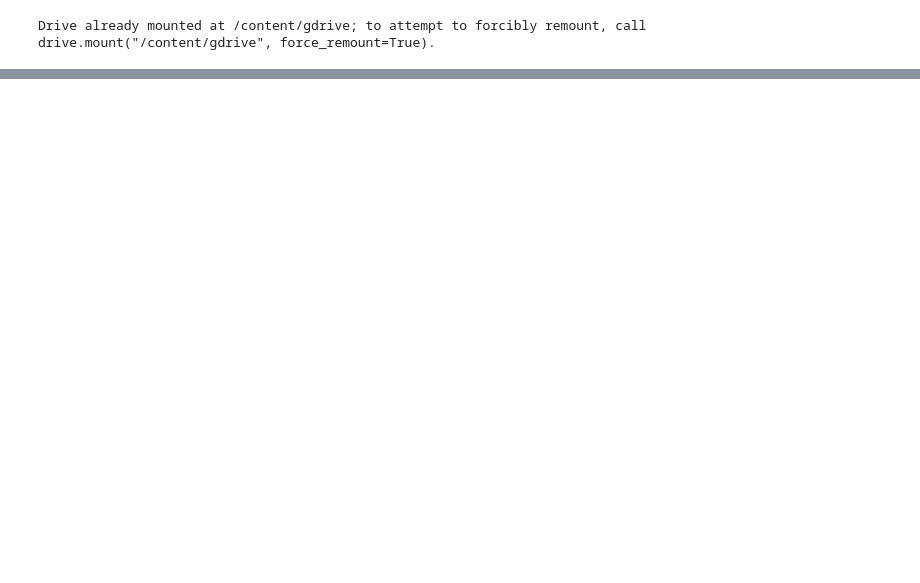
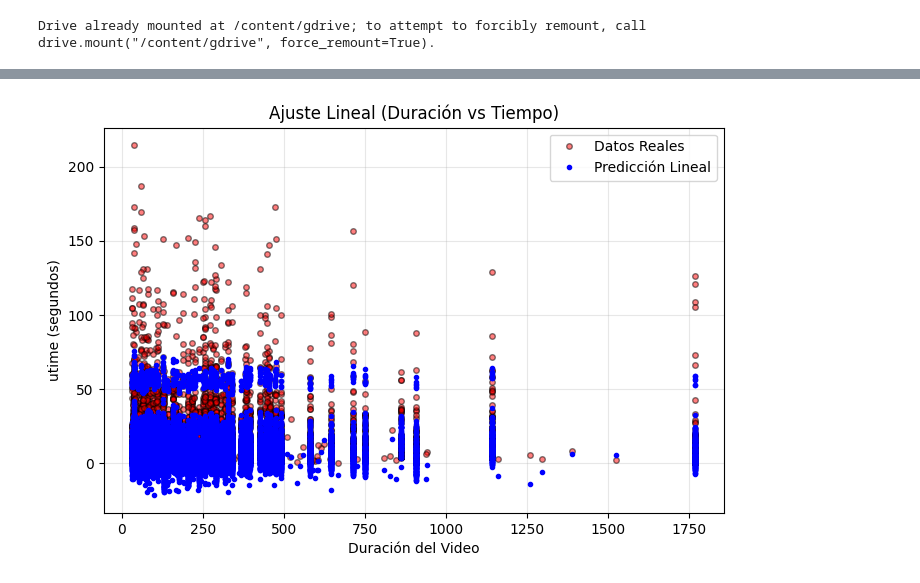
Before and after one commit to SaidCondoriRomero/SiS420_Inteligencia_Artificial, a Jupyter notebook: Laboratorios/Laboratorio_2.ipynb, the cells around one changed output, grey strips where cells are left out. Drawn from its saved outputs; the diff is of its cells as text; code cells hidden in the pictures; blank space fills up the shorter version.

```diff
--- a/Laboratorios/Laboratorio_2.ipynb
+++ b/Laboratorios/Laboratorio_2.ipynb
@@ -575,18 +34,0 @@ No requiere normalización ni iteraciones. Con $n=26$ características la invers
-# %%
-# Cargar datos (sin normalizar para la ecuación normal)
-df2 = pd.read_csv(ruta, sep='\t')
-df2 = df2.drop(['id'], axis=1)
-df2 = pd.get_dummies(df2, columns=['codec', 'o_codec'], dtype=int)
-df2.columns = df2.columns.str.replace(' ', '_')
-
-# Reorganizar columnas: utime al final
-cols2 = [c for c in df2.columns if c != 'utime'] + ['utime']
-df2 = df2[cols2]
-
-data2 = df2.values.astype(float)
-
-X = data2[:, :26]
-y = data2[:, 26]
-m = y.size
-print(m)
-X = np.concatenate([np.ones((m, 1)), X], axis=1)
@@ -734,0 +207,22 @@ Valor real utime fila 0: 0.612 segundos
+# %%
+# === FUNCIÓN PLOT DATA ===
+def plotData(x, y, xlabel, ylabel, titulo):
+    # Grafica los puntos x e y en una figura nueva
+    fig = plt.figure(figsize=(8, 5))
+    plt.plot(x, y, 'ro', ms=4, mec='k', alpha=0.5, label='Datos Reales')
+    plt.xlabel(xlabel)
+    plt.ylabel(ylabel)
+    plt.title(titulo)
+
+# === VISUALIZACIÓN 2D: LINEAL ===
+# Usaremos la primera característica (Duración del video, X_test[:, 0]) para visualizar en 2D
+plotData(X_test[:, 0], y_test, 'Duración del Video', 'utime (segundos)', 'Ajuste Lineal (Duración vs Tiempo)')
+
+# Superponemos las predicciones del modelo lineal (en azul)
+# Como es multivariable, usamos 'b.' (puntos azules) en lugar de '-' (línea continua)
+plt.plot(X_test[:, 0], predicciones_lin, 'b.', label='Predicción Lineal')
+plt.legend()
+plt.grid(True, alpha=0.3)
+plt.show()
+# %% [output]
+[figure, added]
```
Also changed, not shown: parts of 64 cells of this notebook.
